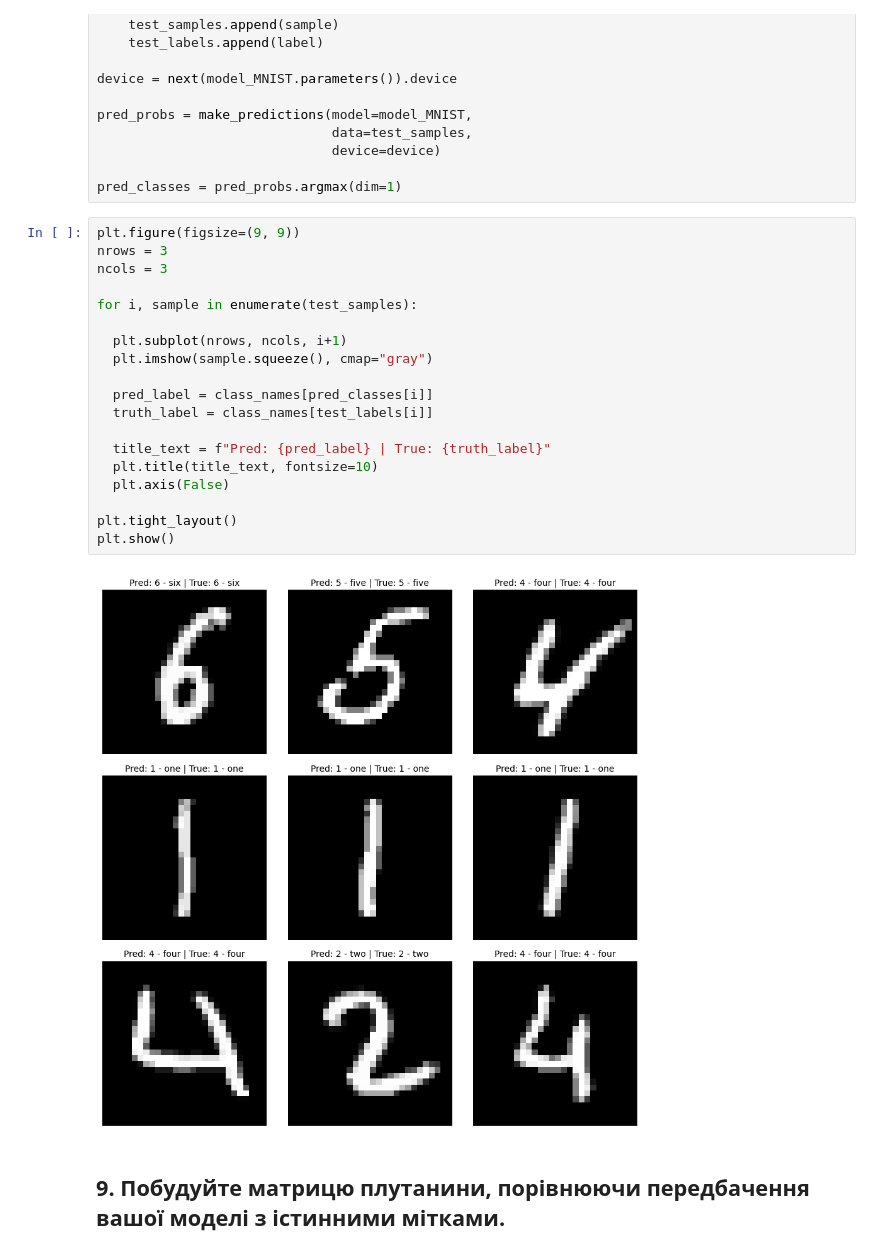
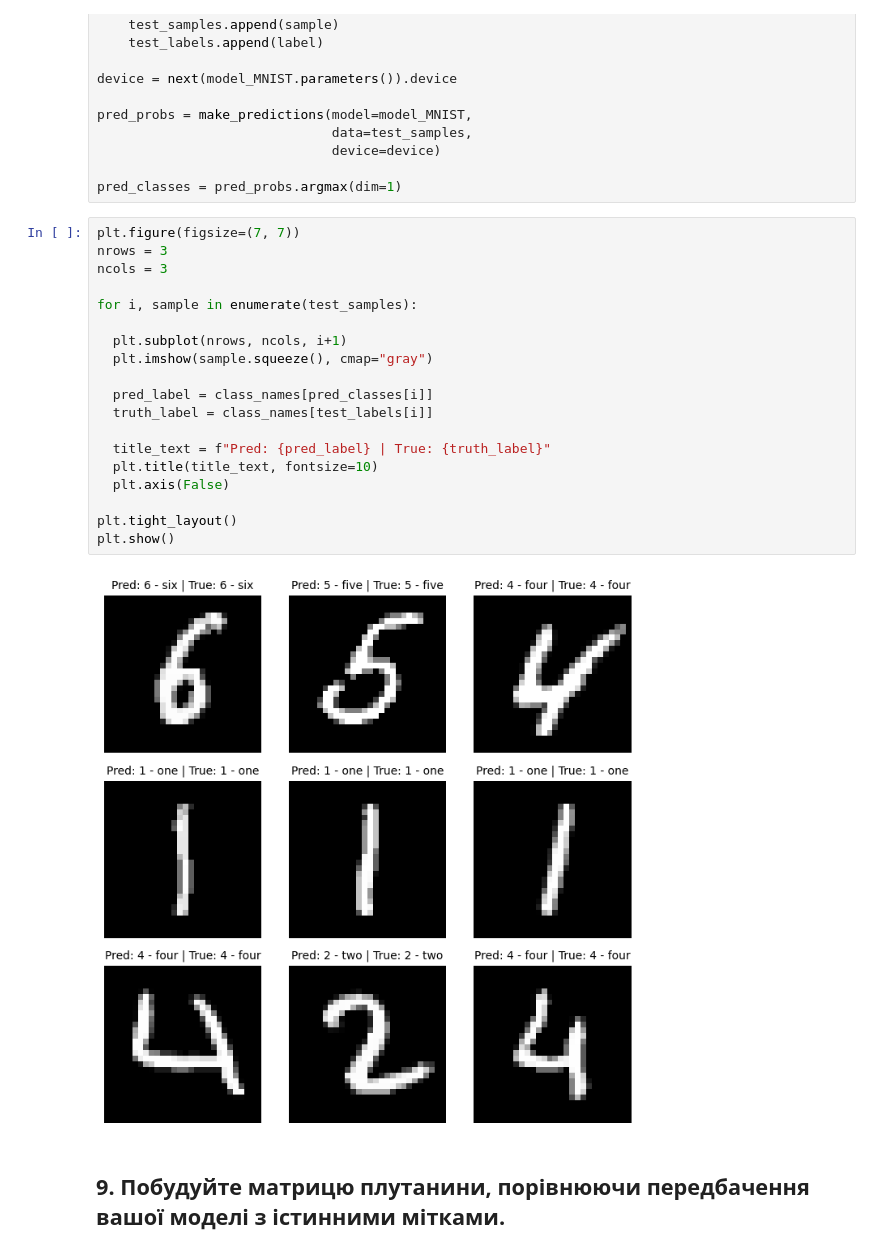
Before and after one commit to Alenushka2013/ML_for_people_tasks, a Jupyter notebook: HW_7_Computer_Vision_with_PyTorch_Excercises.ipynb, the cells around one changed output. Saved outputs shown, nothing was run; the diff lists cells and outputs as text.

```diff
--- a/HW_7_Computer_Vision_with_PyTorch_Excercises.ipynb
+++ b/HW_7_Computer_Vision_with_PyTorch_Excercises.ipynb
@@ -289,26 +289,26 @@ pred_probs = make_predictions(model=model_MNIST,
 
 pred_classes = pred_probs.argmax(dim=1)
 # %%
-plt.figure(figsize=(9, 9))
+plt.figure(figsize=(7, 7))
 nrows = 3
 ncols = 3
 
 for i, sample in enumerate(test_samples):
 
   plt.subplot(nrows, ncols, i+1)
   plt.imshow(sample.squeeze(), cmap="gray")
 
   pred_label = class_names[pred_classes[i]]
   truth_label = class_names[test_labels[i]]
 
   title_text = f"Pred: {pred_label} | True: {truth_label}"
   plt.title(title_text, fontsize=10)
   plt.axis(False)
 
 plt.tight_layout()
 plt.show()
 # %% [output]
-[figure, old version]
+[figure, new version]
 # %% [markdown]
 ## 9. Побудуйте матрицю плутанини, порівнюючи передбачення вашої моделі з істинними мітками.
 # %%
```
Also changed, not shown: parts of 3 cells of this notebook.
